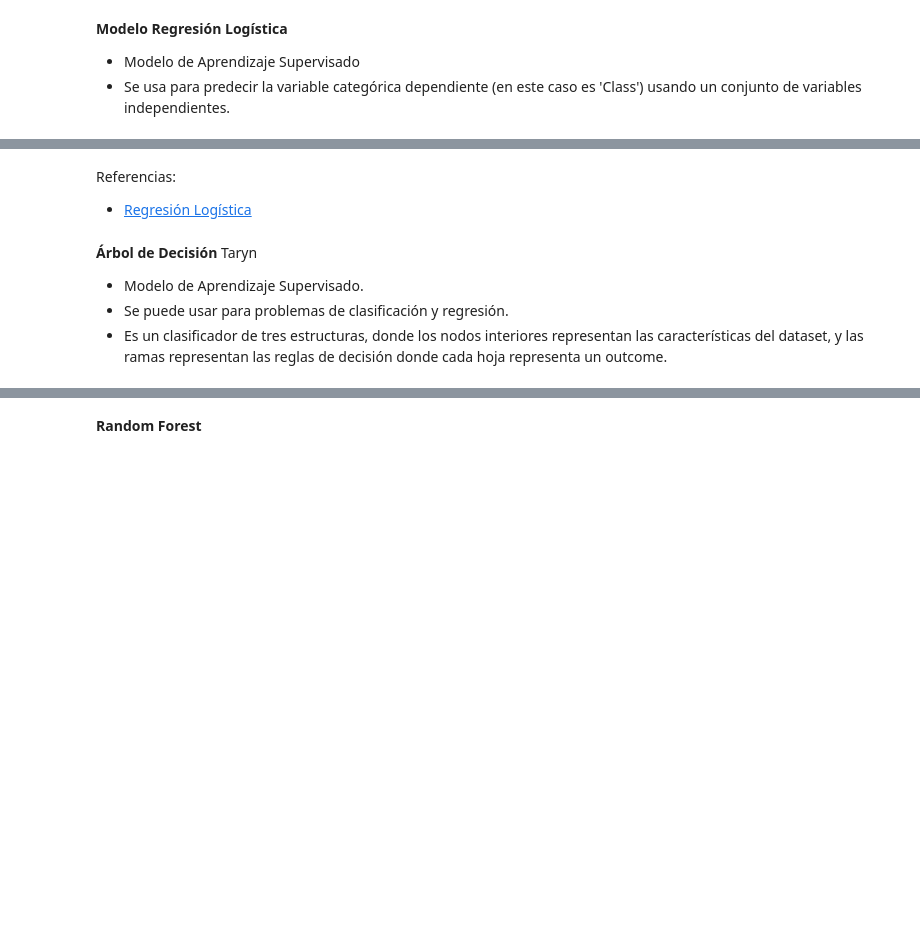
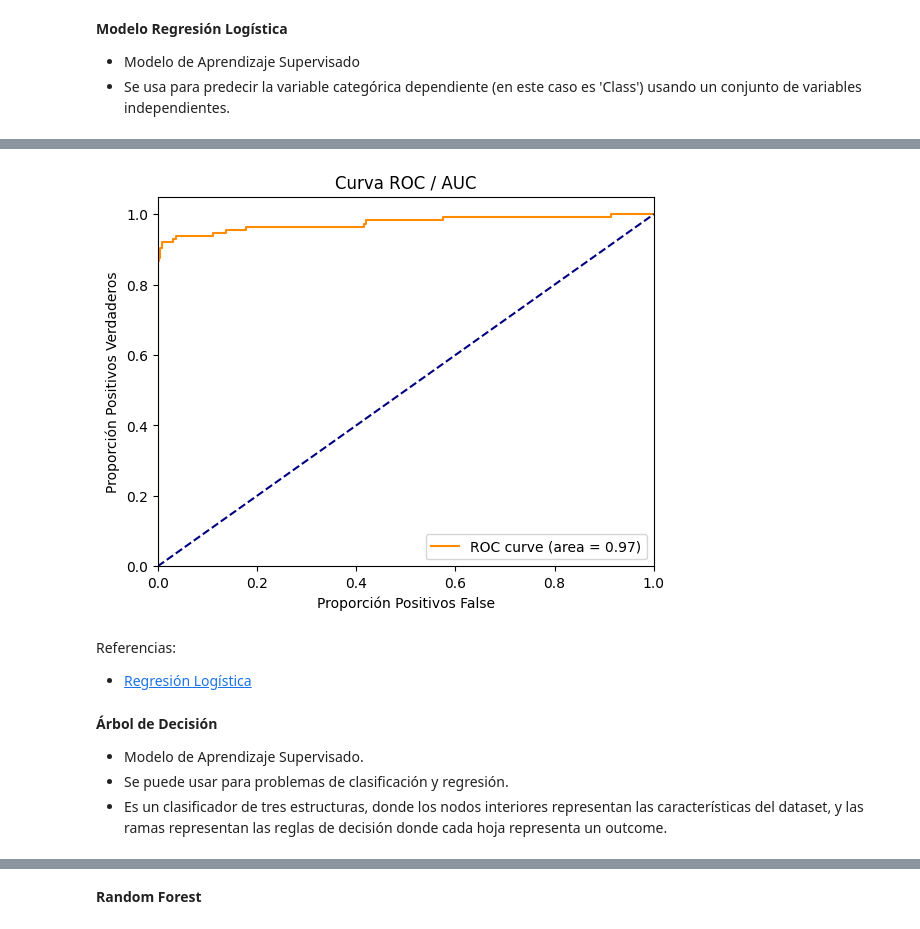
Before and after one commit to Diegbor/Proyecto_ML_BEDU, a Jupyter notebook: Proyecto_ML_Equipo_24_Modelo_1.ipynb, the cells around one changed output, grey strips where cells are left out. Saved outputs shown, nothing was run; the diff lists cells and outputs as text; code cells hidden in the pictures; blank space fills up the shorter version.

```diff
--- a/Proyecto_ML_Equipo_24_Modelo_1.ipynb
+++ b/Proyecto_ML_Equipo_24_Modelo_1.ipynb
@@ -573,8 +814,13 @@ F1 Score: 0.7046632124352332
+# %%
+# ROC / AUC
+roc_acu(model, X_test, y_test)
+# %% [output]
+[figure, added]
 # %% [markdown]
  Referencias:
  - [Regresión Logística](https://aws.amazon.com/es/what-is/logistic-regression/#:~:text=La%20regresi%C3%B3n%20log%C3%ADstica%20es%20una%20t%C3%A9cnica%20importante%20en%20el%20campo,de%20datos%20sin%20intervenci%C3%B3n%20humana.)
 # %% [markdown]
-__Árbol de Decisión__  Taryn
+__Árbol de Decisión__
 - Modelo de Aprendizaje Supervisado.
 - Se puede usar para problemas de clasificación y regresión.
 - Es un clasificador de tres estructuras, donde los nodos interiores representan las características del dataset, y las ramas representan las reglas de decisión donde cada hoja representa un outcome.
```
Also changed, not shown: parts of 130 cells of this notebook.
